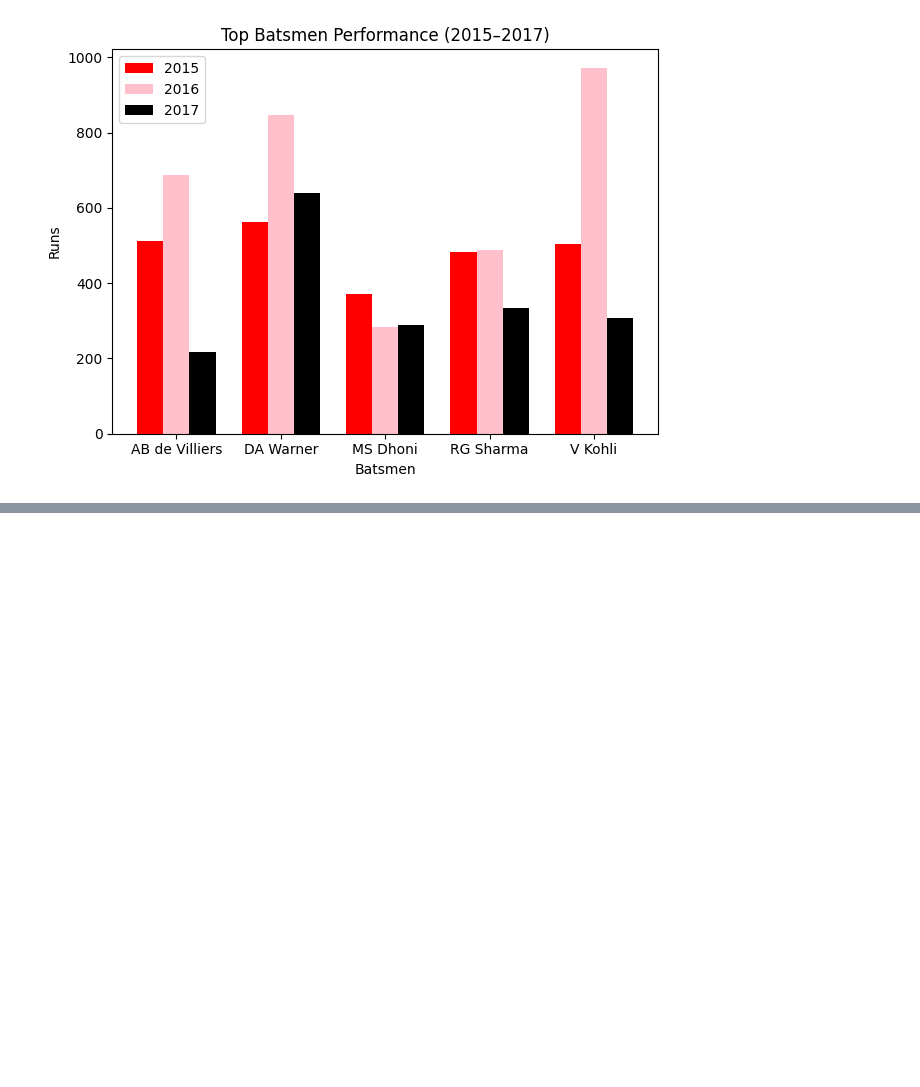
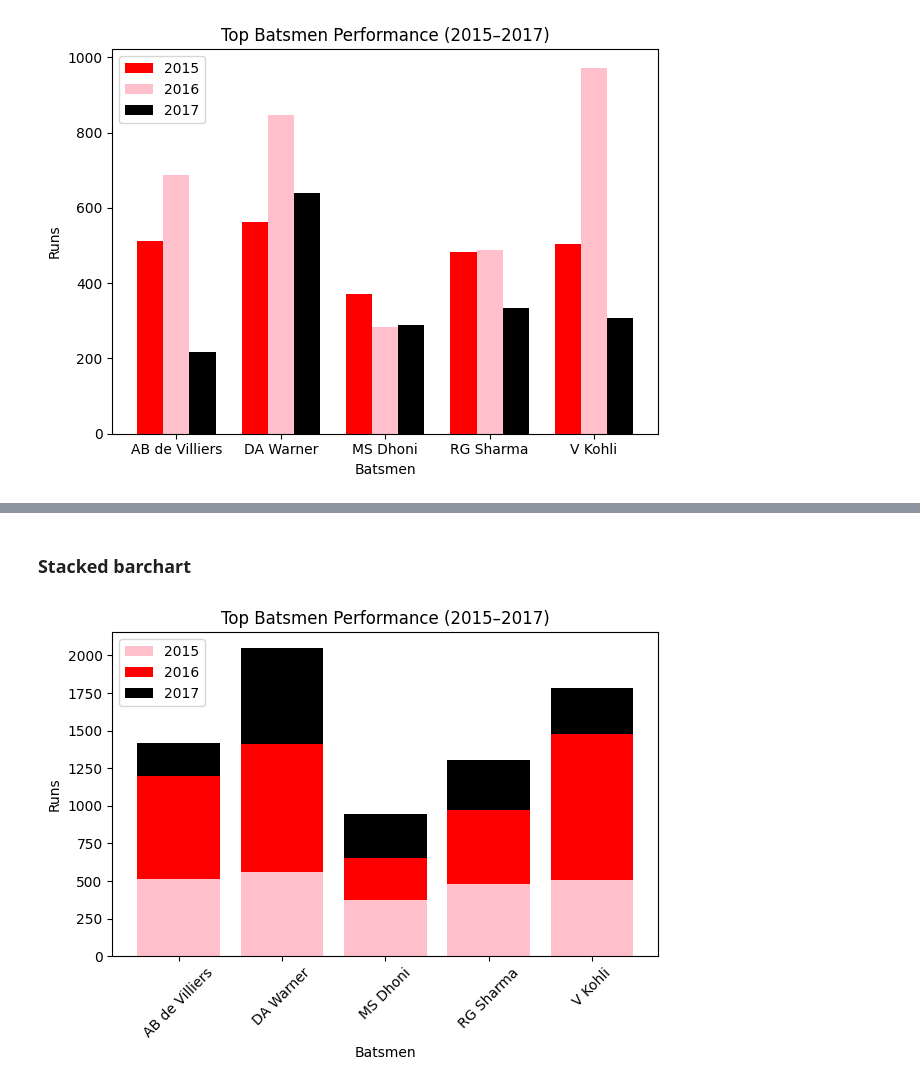
Before and after one commit to mohitjaryal/matplotlib, a Jupyter notebook: BarChart/batsmenSeasonRecord.ipynb, the cells around one changed output, grey strips where cells are left out. Cells and saved outputs as stored; diff of their text form; code cells hidden in the pictures; blank space fills up the shorter version.

```diff
--- a/BarChart/batsmenSeasonRecord.ipynb
+++ b/BarChart/batsmenSeasonRecord.ipynb
@@ -37,0 +56,17 @@ plt.show()
+# %% [markdown]
+### Stacked barchart
+# %%
+# stacked barchart
+plt.bar(best['batsman'], best['2015'],color='pink', label='2015')
+plt.bar(best['batsman'], best['2016'],color='red', bottom=best['2015'], label='2016')
+plt.bar(best['batsman'], best['2017'],color='black', bottom=best['2015'] + best['2016'], label='2017')
+
+plt.title('Top Batsmen Performance (2015–2017)')
+plt.xlabel('Batsmen')
+plt.ylabel('Runs')
+plt.xticks(rotation=45)
+plt.legend()
+plt.tight_layout()
+plt.show()
+# %% [output]
+[figure, added]
```
Also changed, not shown: parts of 2 cells of this notebook.
